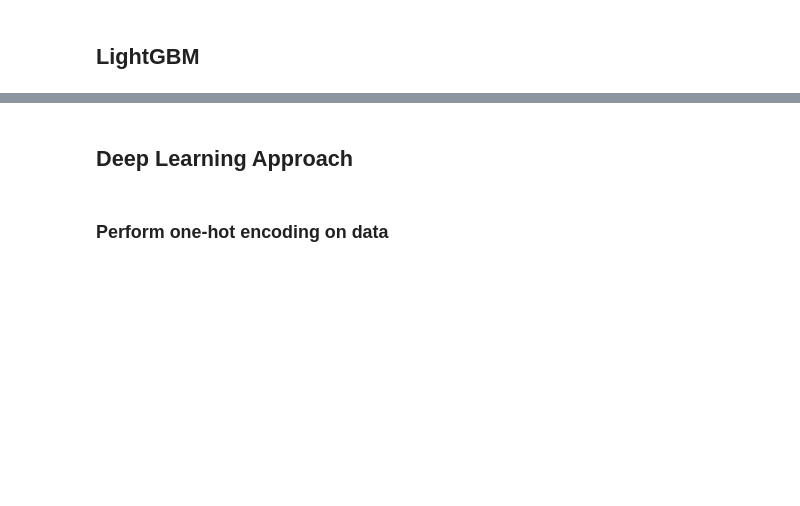
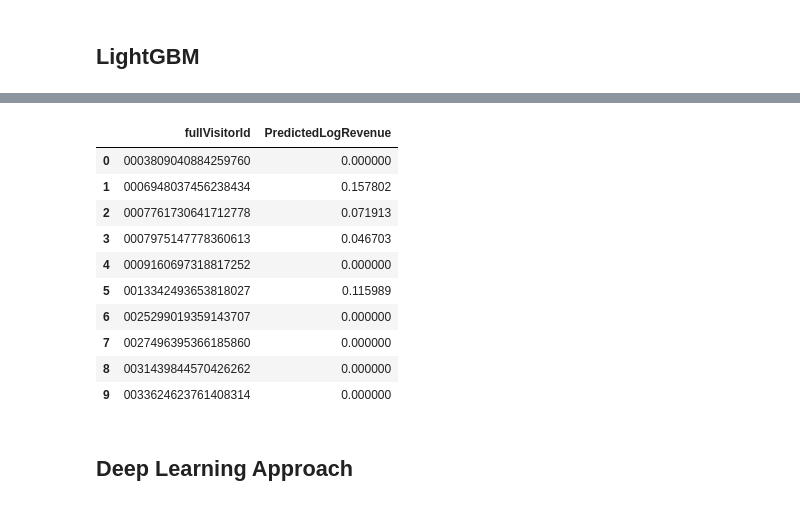
Before and after one commit to dankolesnikov/google-revenue-prediction, a Jupyter notebook: Google Revenue Prediction.ipynb, the cells around one changed output, grey strips where cells are left out. Cells and saved outputs as stored; diff of their text form; code cells hidden in the pictures; blank space fills up the shorter version.

```diff
--- a/Google Revenue Prediction.ipynb
+++ b/Google Revenue Prediction.ipynb
@@ -348,4 +441,25 @@ Early stopping, best iteration is:
+# %%
+predictions = model.predict(test, num_iteration=model.best_iteration)
+visitor_ids = test_df["fullVisitorId"].values
+
+submission = pd.DataFrame({"fullVisitorId":visitor_ids})
+predictions[predictions<0] = 0
+submission["PredictedLogRevenue"] = predictions
+submission = submission.groupby("fullVisitorId")["PredictedLogRevenue"].sum().reset_index()
+submission.columns = ["fullVisitorId", "PredictedLogRevenue"]
+submission["PredictedLogRevenue"] = submission["PredictedLogRevenue"]
+submission.head(10)
+# %% [output]
+|  | fullVisitorId | PredictedLogRevenue |
+| 0 | 0003809040884259760 | 0.000000 |
+| 1 | 0006948037456238434 | 0.157802 |
+| 2 | 0007761730641712778 | 0.071913 |
+| 3 | 0007975147778360613 | 0.046703 |
+| 4 | 0009160697318817252 | 0.000000 |
+| 5 | 0013342493653818027 | 0.115989 |
+| 6 | 0025299019359143707 | 0.000000 |
+| 7 | 0027496395366185860 | 0.000000 |
+| 8 | 0031439844570426262 | 0.000000 |
+| 9 | 0033624623761408314 | 0.000000 |
 # %% [markdown]
 ## Deep Learning Approach
-# %% [markdown]
-### Perform one-hot encoding on data
```
Also changed, not shown: parts of 31 cells of this notebook.
